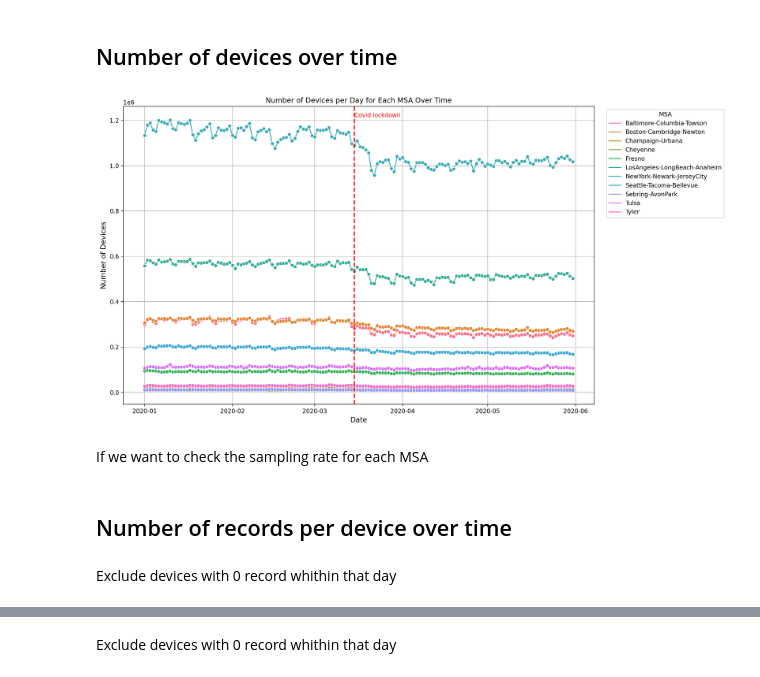
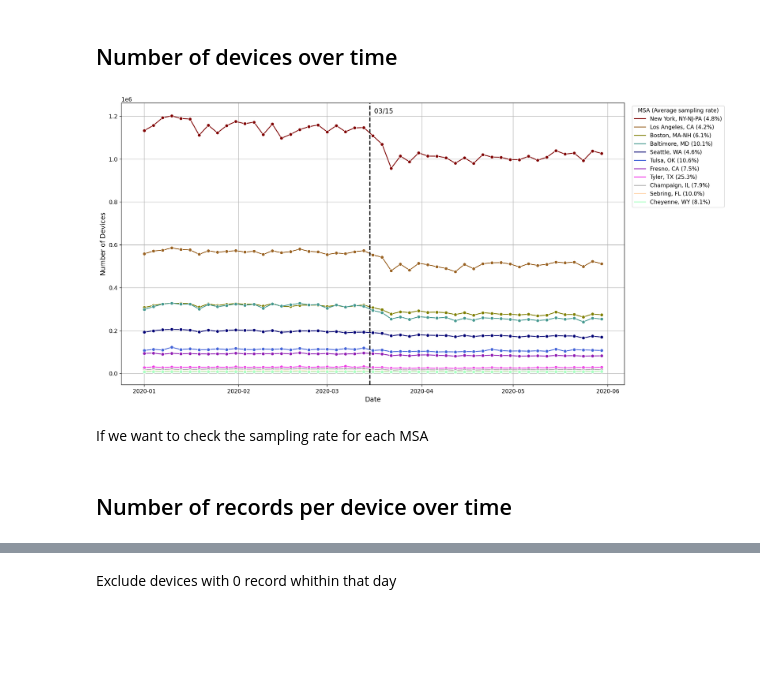
Before and after one commit to bigdata4mobility/reviewpaper, a Jupyter notebook: xinhua/02-plot.ipynb, the cells around one changed output, grey strips where cells are left out. Cells and saved outputs as stored; diff of their text form; code cells hidden in the pictures; blank space fills up the shorter version.

```diff
--- a/xinhua/02-plot.ipynb
+++ b/xinhua/02-plot.ipynb
@@ -24,20 +42,0 @@ daily_devices_df['date'] = daily_devices_df['date'].dt.date
-# %%
-plt.figure(figsize=(15, 8),dpi=200)
-sns.lineplot(data=daily_devices_df, x='date', y='num_of_device', hue='MSA', marker='o')
-plt.title('Number of Devices per Day for Each MSA Over Time')
-plt.xlabel('Date', fontsize=12)
-plt.ylabel('Number of Devices', fontsize=12)
-plt.xticks(fontsize=10)
-plt.yticks(fontsize=10)
-plt.legend(title='MSA', bbox_to_anchor=(1.02, 1), loc='upper left')
-
-plt.axvline(pd.Timestamp('2020-03-15'), color='red', linestyle='--', lw=2)
-plt.text(pd.Timestamp('2020-03-15'), daily_devices_df['num_of_device'].max()*1.01, 'Covid lockdown', color='red', fontsize=10)
-
-plt.grid(True)
-plt.tight_layout()
-plt.savefig('Figures/Number_of_Devices_per_Day_for_Each_MSA_Over_Time.png')
-# %% [output]
-[figure, removed]
-# %% [markdown]
-If we want to check the sampling rate for each MSA
@@ -44,12 +47,41 @@ If we want to check the sampling rate for each MSA
 # %%
-# # The population of each MSA is hard-coded here
-# population_data = {
-#     'Baltimore-Columbia-Towson': 2844510, 'Boston-Cambridge-Newton': 4900550,'Champaign-Urbana':236514,
-#     'Cheyenne':100984, 'Fresno':1171617,'LosAngeles-LongBeach-Anaheim':12872322, 'NewYork-Newark-JerseyCity':22432947,
-#     'Seattle-Tacoma-Bellevue':4034248, 'Sebring-AvonPark':105618, 'Tulsa':1034123, 'Tyler':109286
-# }
-# daily_devices_df['population'] = daily_devices_df['MSA'].apply(lambda x:population_data[x])
-# daily_devices_df['Sampling_rate'] = daily_devices_df['num_of_device']/daily_devices_df['population']
+# The population of each MSA is hard-coded here
+population_data = {
+    'Baltimore, MD': 2844510, 'Boston, MA-NH': 4900550,'Champaign, IL':236514,
+    'Cheyenne, WY':100984, 'Fresno, CA':1171617,'Los Angeles, CA':12872322,
+    'New York, NY-NJ-PA':22432947, 'Seattle, WA':4034248, 'Sebring, FL':105618,
+    'Tulsa, OK':1034123, 'Tyler, TX':109286
+}
+daily_devices_df['population'] = daily_devices_df['MSA'].apply(lambda x:population_data[x])
+daily_devices_df['population'] = daily_devices_df['population'].astype(int)
+daily_devices_df['sampling_rate'] = daily_devices_df['num_of_device'] / daily_devices_df['population']
+daily_devices_df['Average Sampling Rate'] = daily_devices_df.groupby('MSA')['sampling_rate'].transform('mean')
+daily_devices_df['Average Sampling Rate'] = daily_devices_df['Average Sampling Rate']*100
+daily_devices_df['MSA_Average Sampling Rate'] = daily_devices_df['MSA'].astype('string') + ' (' + daily_devices_df['Average Sampling Rate'].round(1).astype(str) + '%)'
+# %%
+plt.figure(figsize=(16, 8), dpi=200)
+
+# Plotting the line
+plot_df = daily_devices_df[(daily_devices_df['datetime'] - pd.Timestamp('2020-01-01')).dt.days % 3 == 0]
+sns.lineplot(data=plot_df, x='date', y='num_of_device', hue='MSA_Average Sampling Rate', palette=palette, linestyle='-',marker='o')
+
+# plt.title('Number of Devices per Day for Each MSA Over Time')
+plt.xlabel('Date', fontsize=12)
+plt.ylabel('Number of Devices', fontsize=12)
+plt.xticks(fontsize=10)
+plt.yticks(fontsize=10)
+plt.legend(title='MSA (Average sampling rate)', bbox_to_anchor=(1.01, 1), loc='upper left')
+
+plt.axvline(pd.Timestamp('2020-03-15'), color='black', linestyle='--', lw=2)
+plt.text(pd.Timestamp('2020-03-15'), daily_devices_df['num_of_device'].max() * 1.01, '  03/15', color='black', fontsize=12)
+
+plt.grid(True)
+plt.tight_layout()
+plt.savefig('Figures/Number_of_Devices_per_Day_for_Each_MSA_Over_Time.png')
+# %% [output]
+[figure, added]
+# %% [markdown]
+If we want to check the sampling rate for each MSA
 # %% [markdown]
 ## Number of records per device over time
 # %%
@@ -83,2 +119,0 @@ daily_metrics_df_complete = complete_data.merge(daily_metrics_df, on=['date', 'u
-# %% [markdown]
-Exclude devices with 0 record whithin that day
```
Also changed, not shown: parts of 26 cells of this notebook, 17 other files.
